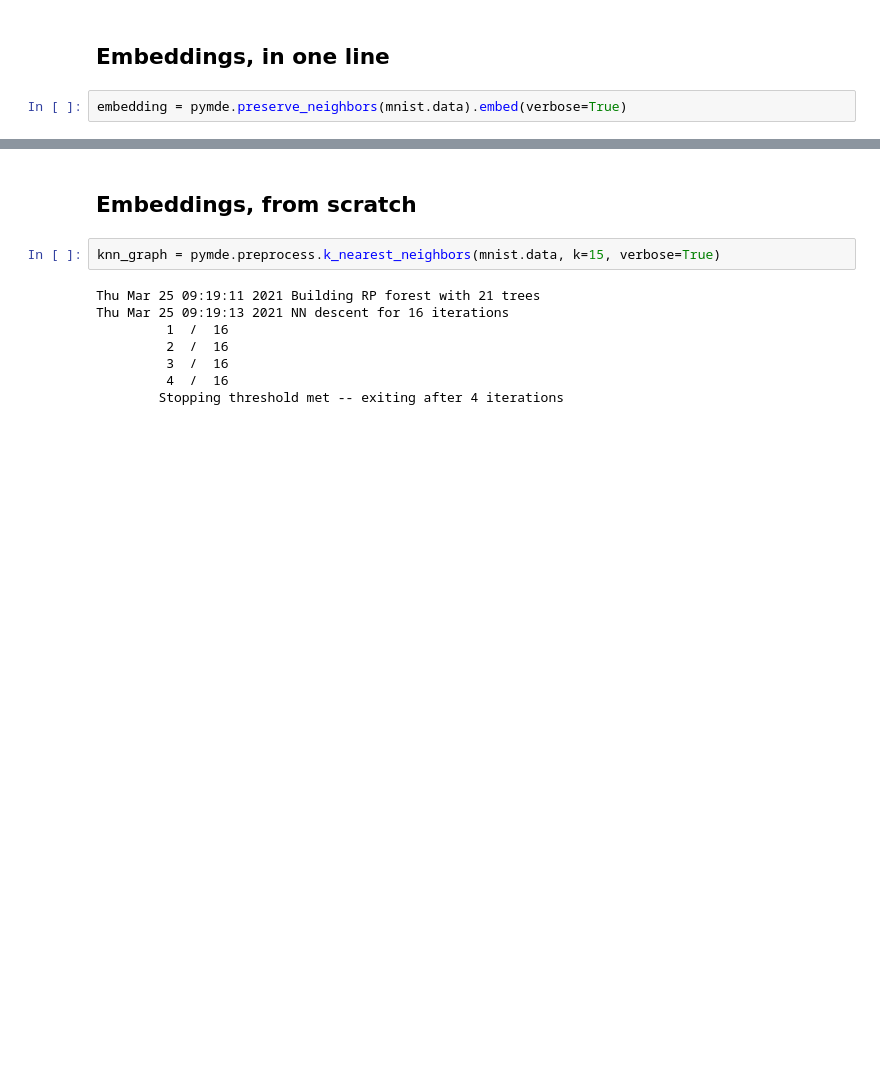
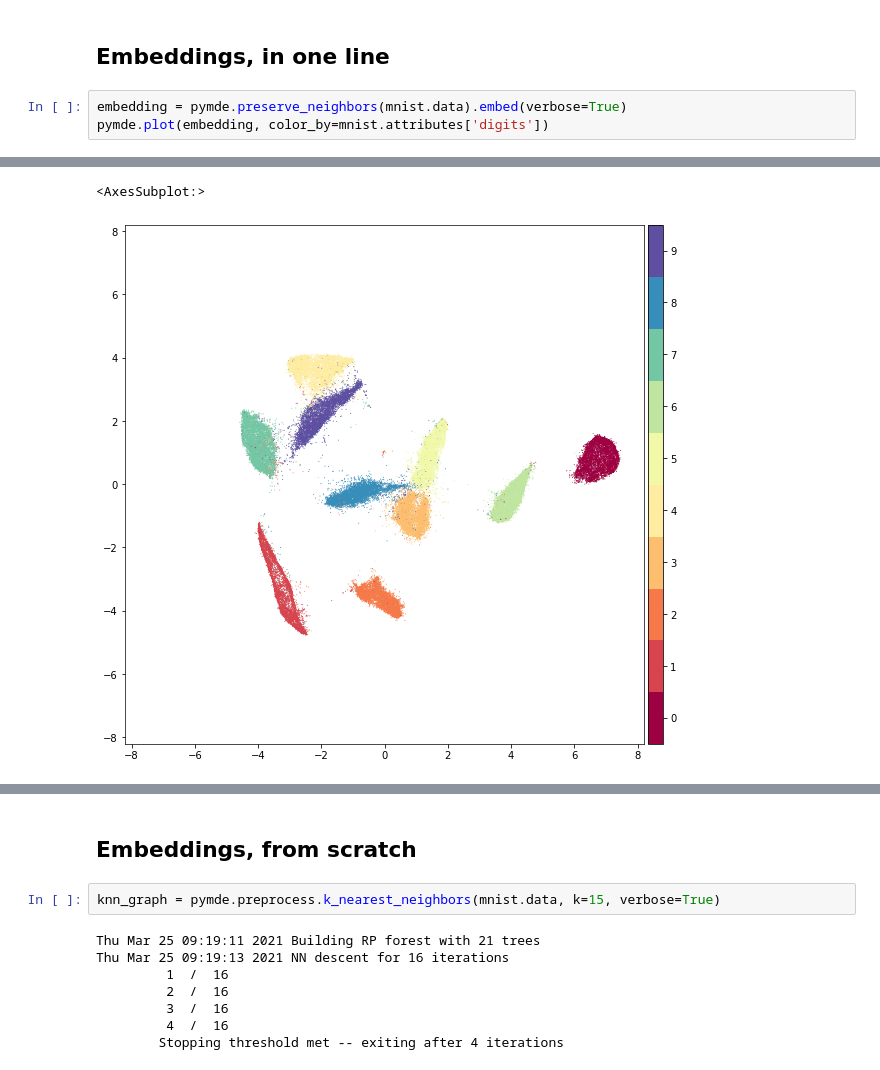
Before and after one commit to cvxgrp/pymde, a Jupyter notebook: examples/mnist.ipynb, the cells around one changed output, grey strips where cells are left out. Drawn from its saved outputs; the diff is of its cells as text; blank space fills up the shorter version.

```diff
--- a/examples/mnist.ipynb
+++ b/examples/mnist.ipynb
@@ -14,4 +14,5 @@ Apr 07 09:33:25 AM: Loading cached dataset.
 ## Embeddings, in one line
 # %%
 embedding = pymde.preserve_neighbors(mnist.data).embed(verbose=True)
+pymde.plot(embedding, color_by=mnist.attributes['digits'])
 # %% [output]
@@ -26,3 +33,5 @@ Apr 07 09:34:13 AM: iteration 150 | distortion 0.121405 | residual norm 2.99321e
+<AxesSubplot:>
+[figure, added]
 # %%
 embedding = pymde.preserve_neighbors(mnist.data, constraint=pymde.Standardized()).embed(verbose=True)
 pymde.plot(embedding, color_by=mnist.attributes['digits'])
```
Also changed, not shown: parts of 4 cells of this notebook, 3 other files.
